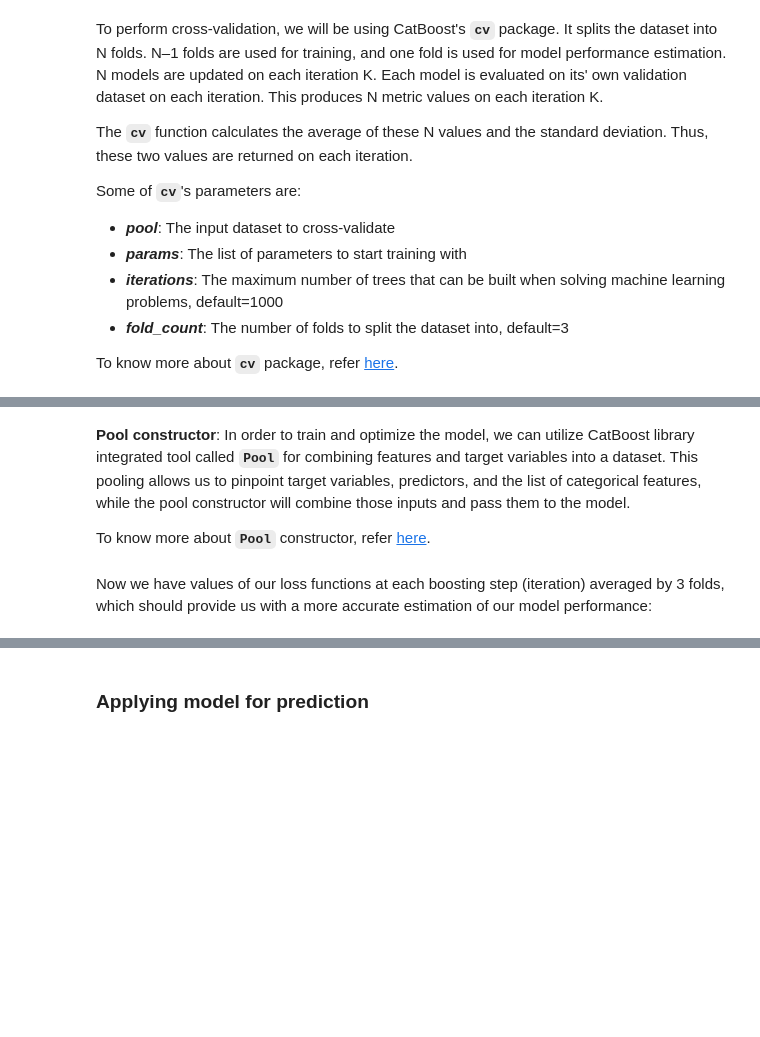
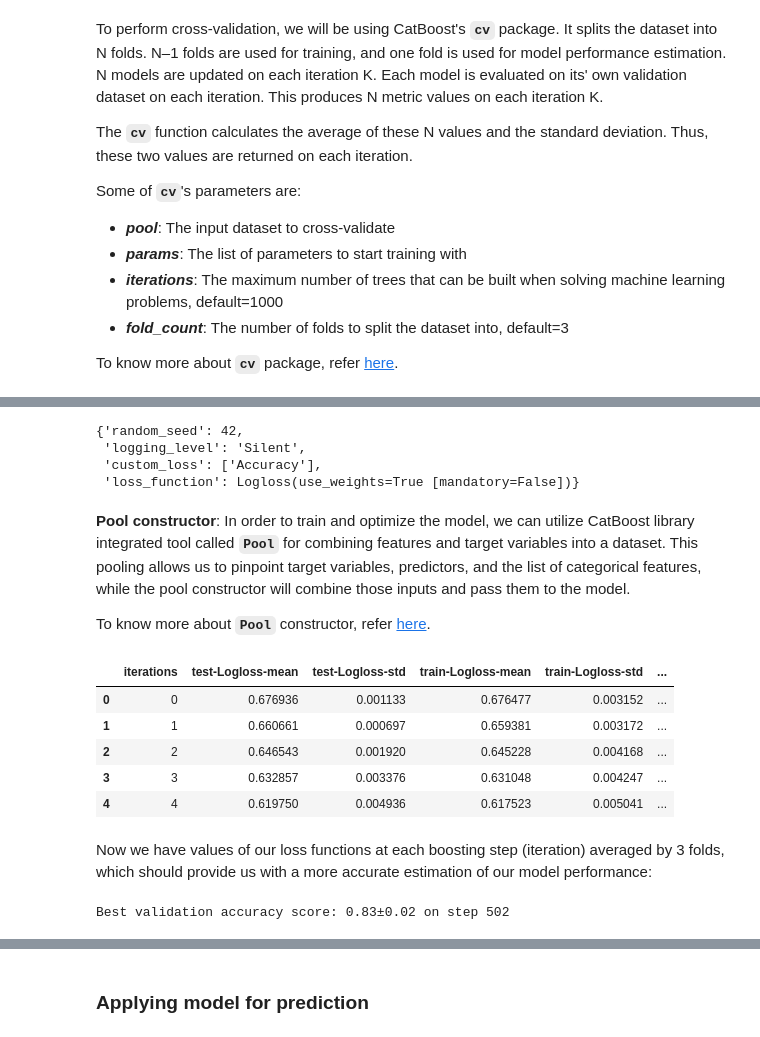
Before and after one commit to rajiv-ranjan/cds-assignments, a Jupyter notebook: m2/additional_notebooks/hyperopt_with_catboost/Addl_NB_Tuning_hyerparameters_using_Hyperopt.ipynb, the cells around one changed output, grey strips where cells are left out. Saved outputs shown, nothing was run; the diff lists cells and outputs as text; code cells hidden in the pictures; blank space fills up the shorter version.

```diff
--- a/m2/additional_notebooks/hyperopt_with_catboost/Addl_NB_Tuning_hyerparameters_using_Hyperopt.ipynb
+++ b/m2/additional_notebooks/hyperopt_with_catboost/Addl_NB_Tuning_hyerparameters_using_Hyperopt.ipynb
@@ -108,7 +156,9 @@ categorical_features_indices
 ### Split the train data into training and validation sets
 # %%
 # Create training and validation sets
-X_train, X_validation, y_train, y_validation = train_test_split(X, y, train_size=0.75, random_state=42)
+X_train, X_validation, y_train, y_validation = train_test_split(
+    X, y, train_size=0.75, random_state=42
+)
 X_test = test_df
 # %% [markdown]
 ### Model Training
@@ -132,15 +182,18 @@ To know more about **`CatBoostClassifier`**, refer [here](https://catboost.ai/en
 To know more about **`CatBoostClassifier's`** training parameters, refer [here](https://catboost.ai/en/docs/references/training-parameters/).
 # %%
 # Create CatBoost model
-model = CatBoostClassifier(custom_loss=[metrics.Accuracy()],
-                           random_seed=42,
-                           logging_level='Silent')
+model = CatBoostClassifier(
+    custom_loss=[metrics.Accuracy()], random_seed=42, logging_level="Silent"
+)
 # %%
 # Model training
-model.fit(X_train, y_train,
-          cat_features=categorical_features_indices,
-          eval_set=(X_validation, y_validation),
-          verbose=False);
+model.fit(
+    X_train,
+    y_train,
+    cat_features=categorical_features_indices,
+    eval_set=(X_validation, y_validation),
+    verbose=False,
+);
 # %%
 # Model performance on validation set
 model.score(X_validation, y_validation)
@@ -168,9 +225,12 @@ cv_params
 # %%
 # Add Logloss as loss_function
-cv_params.update({
-                  'loss_function': metrics.Logloss()
-                  })
+cv_params.update({"loss_function": metrics.Logloss()})
 cv_params
+# %% [output]
+{'random_seed': 42,
+ 'logging_level': 'Silent',
+ 'custom_loss': ['Accuracy'],
+ 'loss_function': Logloss(use_weights=True [mandatory=False])}
 # %% [markdown]
 **Pool constructor**: In order to train and optimize the model, we can utilize CatBoost library integrated tool called **`Pool`** for combining features and target variables into a dataset. This pooling allows us to pinpoint target variables, predictors, and the list of categorical features, while the pool constructor will combine those inputs and pass them to the model.
 
@@ -181,23 +241,33 @@ pool_data = Pool(X, y, cat_features= categorical_features_indices)
 # %%
 # Perform cross-validation
-cv_data = cv(
-             pool= pool_data,
-             params= cv_params,
-             fold_count= 3);
+cv_data = cv(pool=pool_data, params=cv_params, fold_count=3)
 cv_data.head()
+# %% [output]
+|  | iterations | test-Logloss-mean | test-Logloss-std | train-Logloss-mean | train-Logloss-std | ... |
+| 0 | 0 | 0.676936 | 0.001133 | 0.676477 | 0.003152 | ... |
+| 1 | 1 | 0.660661 | 0.000697 | 0.659381 | 0.003172 | ... |
+| 2 | 2 | 0.646543 | 0.001920 | 0.645228 | 0.004168 | ... |
+| 3 | 3 | 0.632857 | 0.003376 | 0.631048 | 0.004247 | ... |
+| 4 | 4 | 0.619750 | 0.004936 | 0.617523 | 0.005041 | ... |
 # %% [markdown]
 Now we have values of our loss functions at each boosting step (iteration) averaged by 3 folds, which should provide us with a more accurate estimation of our model performance:
 # %%
 # Maximum mean test accuracy
-max_mean_test_acc = np.max(cv_data['test-Accuracy-mean'])
+max_mean_test_acc = np.max(cv_data["test-Accuracy-mean"])
 
 # Index of Maximum mean test accuracy
-idx = np.argmax(cv_data['test-Accuracy-mean'])
+idx = np.argmax(cv_data["test-Accuracy-mean"])
 
 # Standard deviation of maximum mean test accuracy
-std_max_mean_test_acc = cv_data['test-Accuracy-std'][idx]
+std_max_mean_test_acc = cv_data["test-Accuracy-std"][idx]
 
 # Best validation accuracy
-print('Best validation accuracy score: {:.2f}±{:.2f} on step {}'.format(max_mean_test_acc, std_max_mean_test_acc, idx))
+print(
+    "Best validation accuracy score: {:.2f}±{:.2f} on step {}".format(
+        max_mean_test_acc, std_max_mean_test_acc, idx
+    )
+)
+# %% [output]
+Best validation accuracy score: 0.83±0.02 on step 502
 # %%
 # Precise validation accuracy
```
Also changed, not shown: parts of 33 cells of this notebook, 27 other files.
